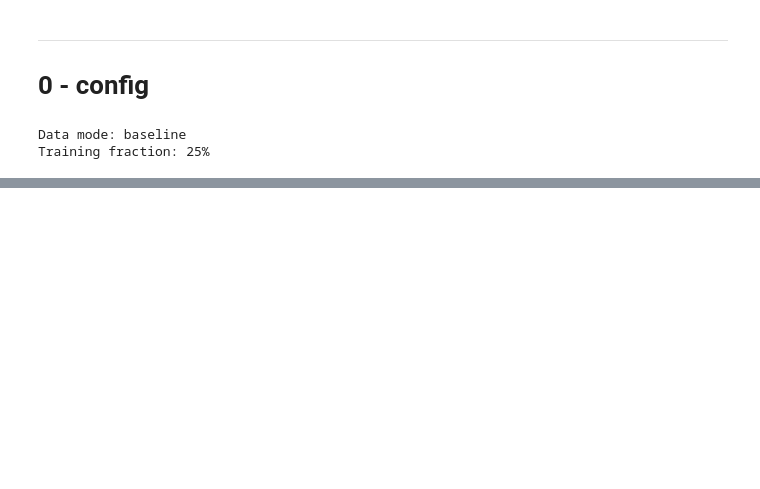
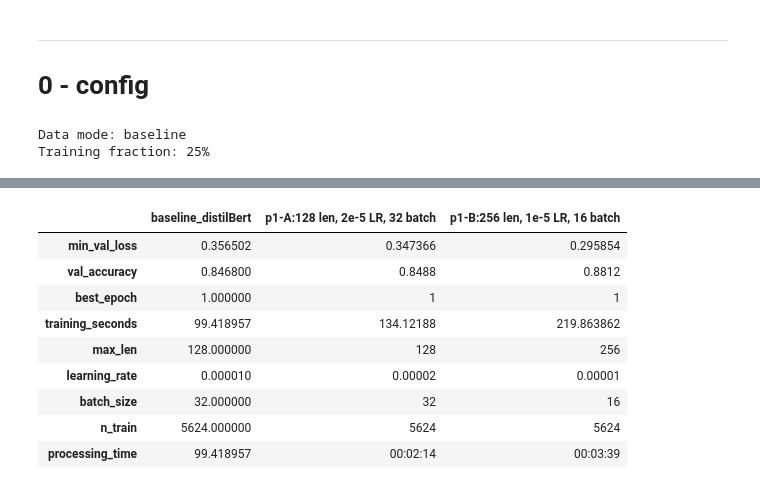
Before and after one commit to raffwh/dx703_hw, a Jupyter notebook: notebooks/_scratchpad/09.ipynb, the cells around one changed output, grey strips where cells are left out. Drawn from its saved outputs; the diff is of its cells as text; code cells hidden in the pictures; blank space fills up the shorter version.

```diff
--- a/notebooks/_scratchpad/09.ipynb
+++ b/notebooks/_scratchpad/09.ipynb
@@ -66,0 +492,40 @@ Training fraction: 25%
+# %%
+## __ Run experiments
+for title, config in p1_experiment_config.items():
+    display(HTML(f"<h2>{title}</h2>"))
+
+    history, elapsed, y_pred = p1_model(**config)
+
+    ## __ Select metrics from the same best epoch
+    best_idx = int(np.argmin(history.history["val_loss"]))
+
+    Results[title] = {
+        "min_val_loss": float(history.history["val_loss"][best_idx]),
+        "val_accuracy": float(history.history["val_acc"][best_idx]),
+        "best_epoch": best_idx + 1,
+        "max_len": config["MAX_LEN"],
+        "learning_rate": config["LR"],
+        "batch_size": config["BATCH"],
+        "n_train": len(X_tr),
+        "training_seconds": float(elapsed),
+        "processing_time": format_hms(elapsed),
+    }
+
+    ## __ Optional labeled confusion matrix
+    if SHOW_MATRIX:
+        fig, ax = plt.subplots(figsize=(5, 4))
+
+        ConfusionMatrixDisplay.from_predictions(
+            y_va,
+            y_pred,
+            labels=[0, 1],
+            display_labels=["Negative", "Positive"],
+            cmap="Blues",
+            values_format="d",
+            colorbar=False,
+            ax=ax,
+        )
+
+        ax.set_title(f"{title}\nValidation confusion matrix")
+        plt.tight_layout()
+        plt.show()
@@ -66,0 +562,13 @@ Training fraction: 25%
+# %%
+(pd.DataFrame(Results)  )
+# %% [output]
+|  | baseline_distilBert | p1-A:128 len, 2e-5 LR, 32 batch | p1-B:256 len, 1e-5 LR, 16 batch |
+| min_val_loss | 0.356502 | 0.347366 | 0.295854 |
+| val_accuracy | 0.846800 | 0.8488 | 0.8812 |
+| best_epoch | 1.000000 | 1 | 1 |
+| training_seconds | 99.418957 | 134.12188 | 219.863862 |
+| max_len | 128.000000 | 128 | 256 |
+| learning_rate | 0.000010 | 0.00002 | 0.00001 |
+| batch_size | 32.000000 | 32 | 16 |
+| n_train | 5624.000000 | 5624 | 5624 |
+| processing_time | 99.418957 | 00:02:14 | 00:03:39 |
```
Also changed, not shown: parts of 13 cells of this notebook.
